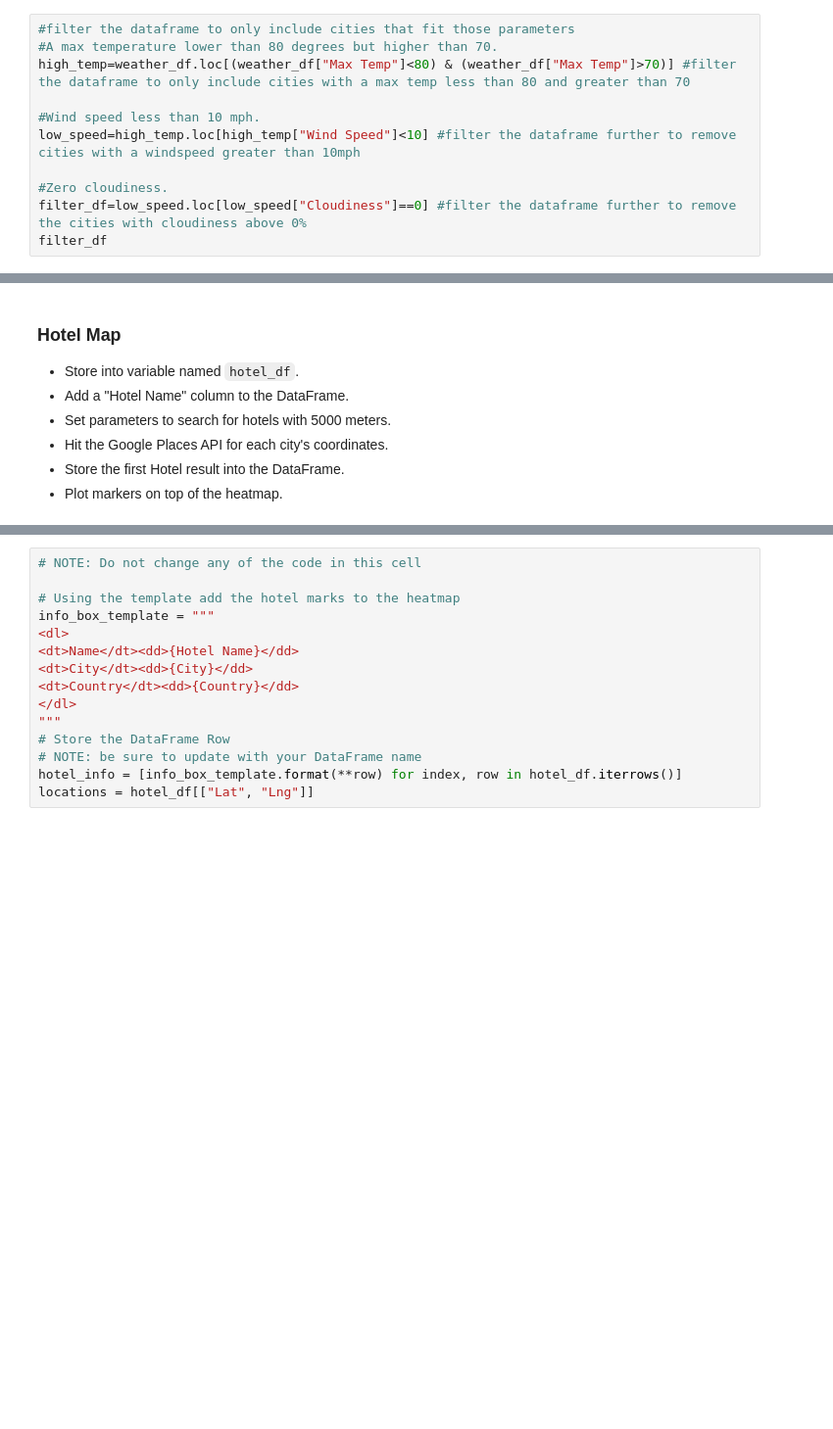
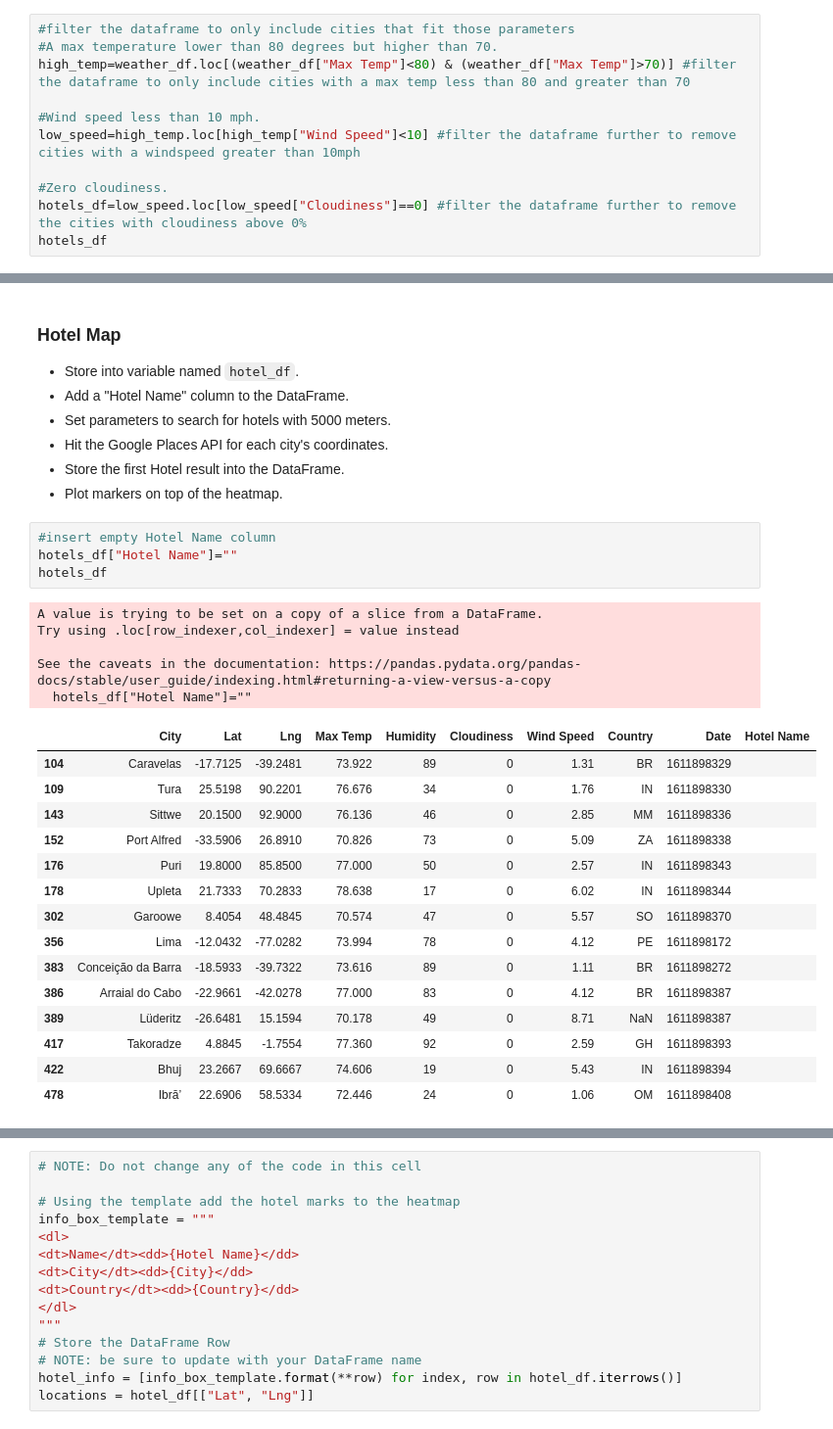
Before and after one commit to felpronove/python-api-challenge, a Jupyter notebook: starter_code/VacationPy.ipynb, the cells around one changed output, grey strips where cells are left out. Shown at 98% size. Drawn from its saved outputs; the diff is of its cells as text; blank space fills up the shorter version.

```diff
--- a/starter_code/VacationPy.ipynb
+++ b/starter_code/VacationPy.ipynb
@@ -80,8 +80,8 @@ high_temp=weather_df.loc[(weather_df["Max Temp"]<80) & (weather_df["Max Temp"]>7
 low_speed=high_temp.loc[high_temp["Wind Speed"]<10] #filter the dataframe further to remove cities with a windspeed greater than 10mph
 
 #Zero cloudiness.
-filter_df=low_speed.loc[low_speed["Cloudiness"]==0] #filter the dataframe further to remove the cities with cloudiness above 0%
-filter_df
+hotels_df=low_speed.loc[low_speed["Cloudiness"]==0] #filter the dataframe further to remove the cities with cloudiness above 0%
+hotels_df
 # %% [output]
 |  | City | Lat | Lng | Max Temp | Humidity | Cloudiness | Wind Speed | Country | Date |
 | 104 | Caravelas | -17.7125 | -39.2481 | 73.922 | 89 | 0 | 1.31 | BR | 1611898329 |
@@ -124,3 +124,28 @@ filter_df.dropna()
 * Hit the Google Places API for each city's coordinates.
 * Store the first Hotel result into the DataFrame.
 * Plot markers on top of the heatmap.
+# %%
+#insert empty Hotel Name column
+hotels_df["Hotel Name"]=""
+hotels_df
+# %% [output]
+A value is trying to be set on a copy of a slice from a DataFrame.
+Try using .loc[row_indexer,col_indexer] = value instead
+
+See the caveats in the documentation: https://pandas.pydata.org/pandas-docs/stable/user_guide/indexing.html#returning-a-view-versus-a-copy
+  hotels_df["Hotel Name"]=""
+|  | City | Lat | Lng | Max Temp | Humidity | Cloudiness | Wind Speed | Country | Date | Hotel Name |
+| 104 | Caravelas | -17.7125 | -39.2481 | 73.922 | 89 | 0 | 1.31 | BR | 1611898329 |  |
+| 109 | Tura | 25.5198 | 90.2201 | 76.676 | 34 | 0 | 1.76 | IN | 1611898330 |  |
+| 143 | Sittwe | 20.1500 | 92.9000 | 76.136 | 46 | 0 | 2.85 | MM | 1611898336 |  |
+| 152 | Port Alfred | -33.5906 | 26.8910 | 70.826 | 73 | 0 | 5.09 | ZA | 1611898338 |  |
+| 176 | Puri | 19.8000 | 85.8500 | 77.000 | 50 | 0 | 2.57 | IN | 1611898343 |  |
+| 178 | Upleta | 21.7333 | 70.2833 | 78.638 | 17 | 0 | 6.02 | IN | 1611898344 |  |
+| 302 | Garoowe | 8.4054 | 48.4845 | 70.574 | 47 | 0 | 5.57 | SO | 1611898370 |  |
+| 356 | Lima | -12.0432 | -77.0282 | 73.994 | 78 | 0 | 4.12 | PE | 1611898172 |  |
+| 383 | Conceição da Barra | -18.5933 | -39.7322 | 73.616 | 89 | 0 | 1.11 | BR | 1611898272 |  |
+| 386 | Arraial do Cabo | -22.9661 | -42.0278 | 77.000 | 83 | 0 | 4.12 | BR | 1611898387 |  |
+| 389 | Lüderitz | -26.6481 | 15.1594 | 70.178 | 49 | 0 | 8.71 | NaN | 1611898387 |  |
+| 417 | Takoradze | 4.8845 | -1.7554 | 77.360 | 92 | 0 | 2.59 | GH | 1611898393 |  |
+| 422 | Bhuj | 23.2667 | 69.6667 | 74.606 | 19 | 0 | 5.43 | IN | 1611898394 |  |
+| 478 | Ibrā’ | 22.6906 | 58.5334 | 72.446 | 24 | 0 | 1.06 | OM | 1611898408 |  |
```
Also changed, not shown: parts of 10 cells of this notebook, 1 other file.
